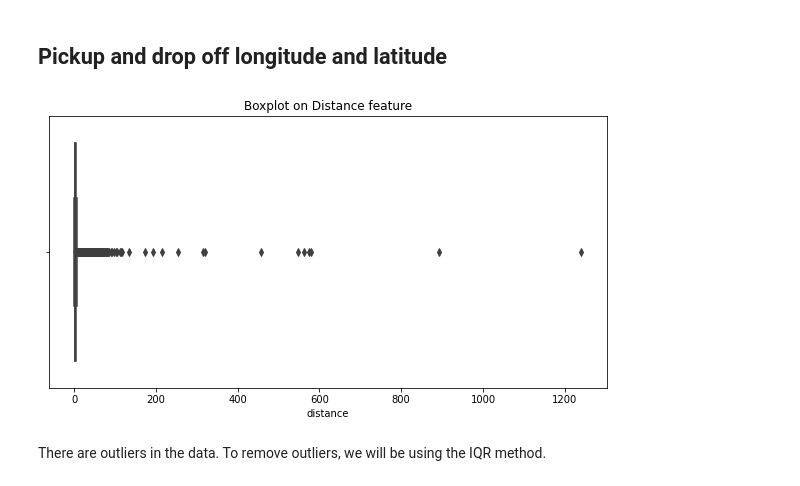
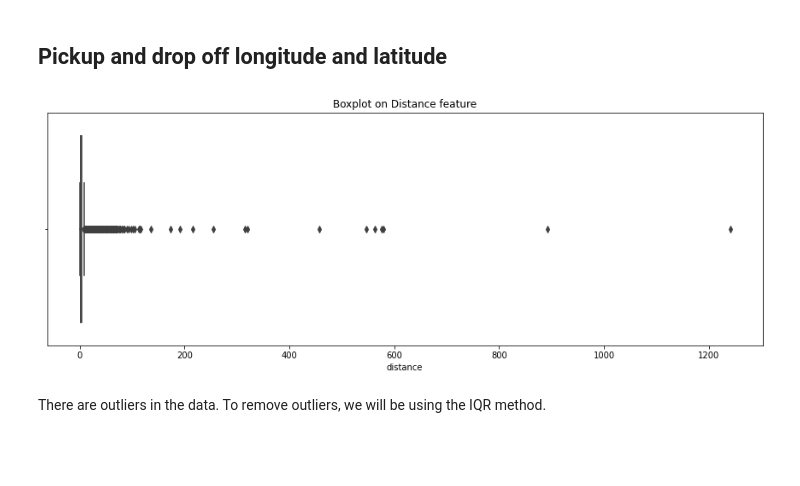
Before and after one commit to prabindebnath25/NYC-Taxi-Trip-Time-Prediction, a Jupyter notebook: NYC_Taxi_Trip_Time_Prediction_Capstone_Project.ipynb, the cells around one changed output. Drawn from its saved outputs; the diff is of its cells as text; code cells hidden in the pictures; blank space fills up the shorter version.

```diff
--- a/NYC_Taxi_Trip_Time_Prediction_Capstone_Project.ipynb
+++ b/NYC_Taxi_Trip_Time_Prediction_Capstone_Project.ipynb
@@ -262,11 +262,11 @@ df['distance'] = df.apply(lambda x: calc_distance(x), axis = 1)
 # %%
 # Boxplot on Distance feature
-plt.figure(figsize= (10,5))
+plt.figure(figsize= (15,5))
 sns.boxplot(df['distance'])
 plt.title('Boxplot on Distance feature')
 plt.show()
 # %% [output]
-[figure, old version]
+[figure, new version]
 # %% [markdown]
 There are outliers in the data. To remove outliers, we will be using the IQR method.
 # %%
```
Also changed, not shown: parts of 35 cells of this notebook.
